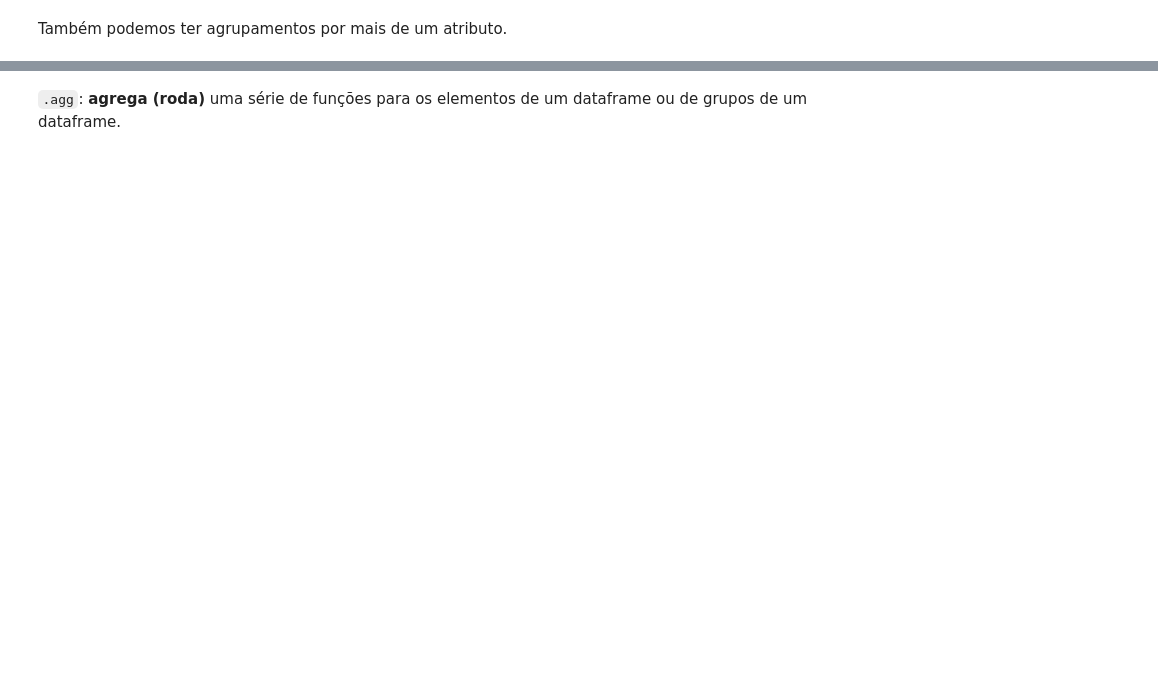
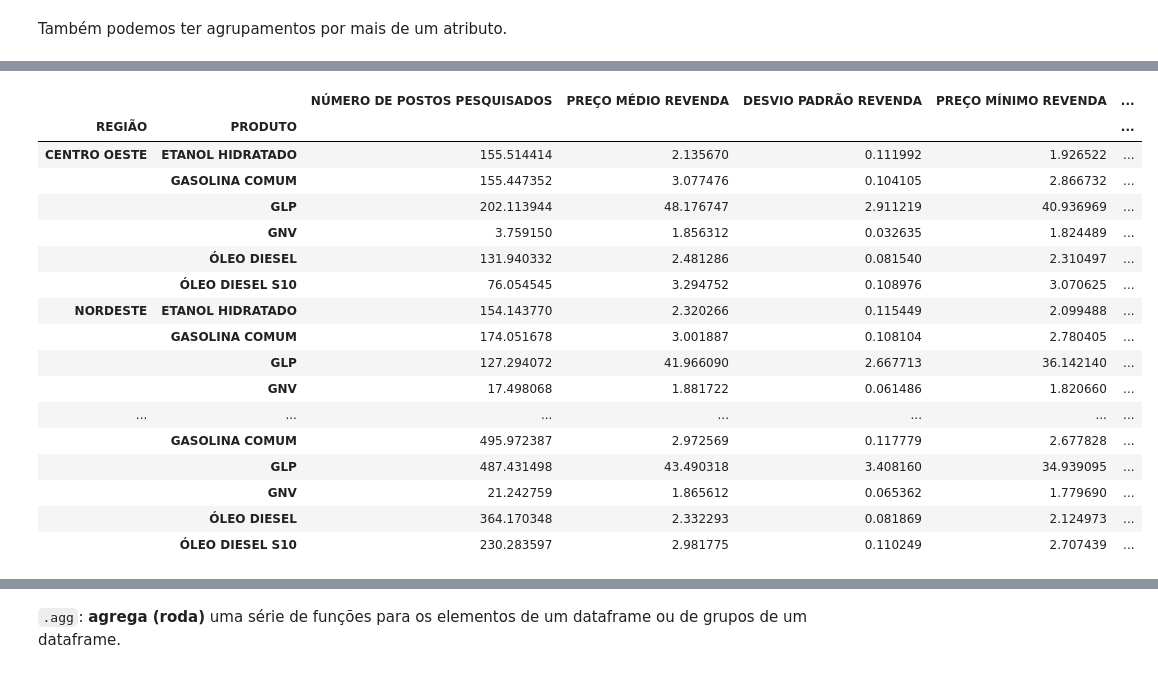
Before and after one commit to LucasDataUniverse/Pandas-Essencial, a Jupyter notebook: manipulacao_de_dados.ipynb, the cells around one changed output, grey strips where cells are left out. Cells and saved outputs as stored; diff of their text form; code cells hidden in the pictures; blank space fills up the shorter version.

```diff
--- a/manipulacao_de_dados.ipynb
+++ b/manipulacao_de_dados.ipynb
@@ -1478,0 +1909,21 @@ Também podemos ter agrupamentos por mais de um atributo.
+# %%
+grupos.mean()
+# %% [output]
+|  |  | NÚMERO DE POSTOS PESQUISADOS | PREÇO MÉDIO REVENDA | DESVIO PADRÃO REVENDA | PREÇO MÍNIMO REVENDA | ... |
+| REGIÃO | PRODUTO |  |  |  |  | ... |
+| CENTRO OESTE | ETANOL HIDRATADO | 155.514414 | 2.135670 | 0.111992 | 1.926522 | ... |
+|  | GASOLINA COMUM | 155.447352 | 3.077476 | 0.104105 | 2.866732 | ... |
+|  | GLP | 202.113944 | 48.176747 | 2.911219 | 40.936969 | ... |
+|  | GNV | 3.759150 | 1.856312 | 0.032635 | 1.824489 | ... |
+|  | ÓLEO DIESEL | 131.940332 | 2.481286 | 0.081540 | 2.310497 | ... |
+|  | ÓLEO DIESEL S10 | 76.054545 | 3.294752 | 0.108976 | 3.070625 | ... |
+| NORDESTE | ETANOL HIDRATADO | 154.143770 | 2.320266 | 0.115449 | 2.099488 | ... |
+|  | GASOLINA COMUM | 174.051678 | 3.001887 | 0.108104 | 2.780405 | ... |
+|  | GLP | 127.294072 | 41.966090 | 2.667713 | 36.142140 | ... |
+|  | GNV | 17.498068 | 1.881722 | 0.061486 | 1.820660 | ... |
+| ... | ... | ... | ... | ... | ... | ... |
+|  | GASOLINA COMUM | 495.972387 | 2.972569 | 0.117779 | 2.677828 | ... |
+|  | GLP | 487.431498 | 43.490318 | 3.408160 | 34.939095 | ... |
+|  | GNV | 21.242759 | 1.865612 | 0.065362 | 1.779690 | ... |
+|  | ÓLEO DIESEL | 364.170348 | 2.332293 | 0.081869 | 2.124973 | ... |
+|  | ÓLEO DIESEL S10 | 230.283597 | 2.981775 | 0.110249 | 2.707439 | ... |
```
Also changed, not shown: parts of 70 cells of this notebook, 1 other file.
